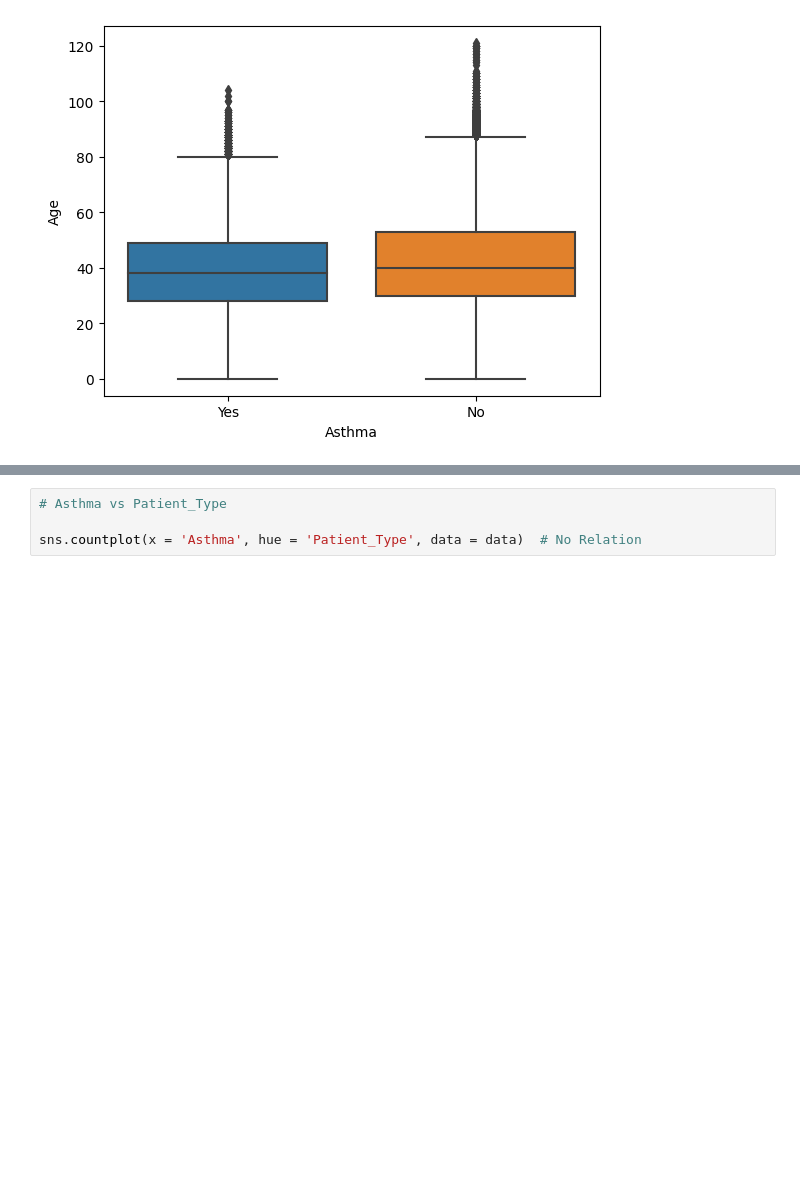
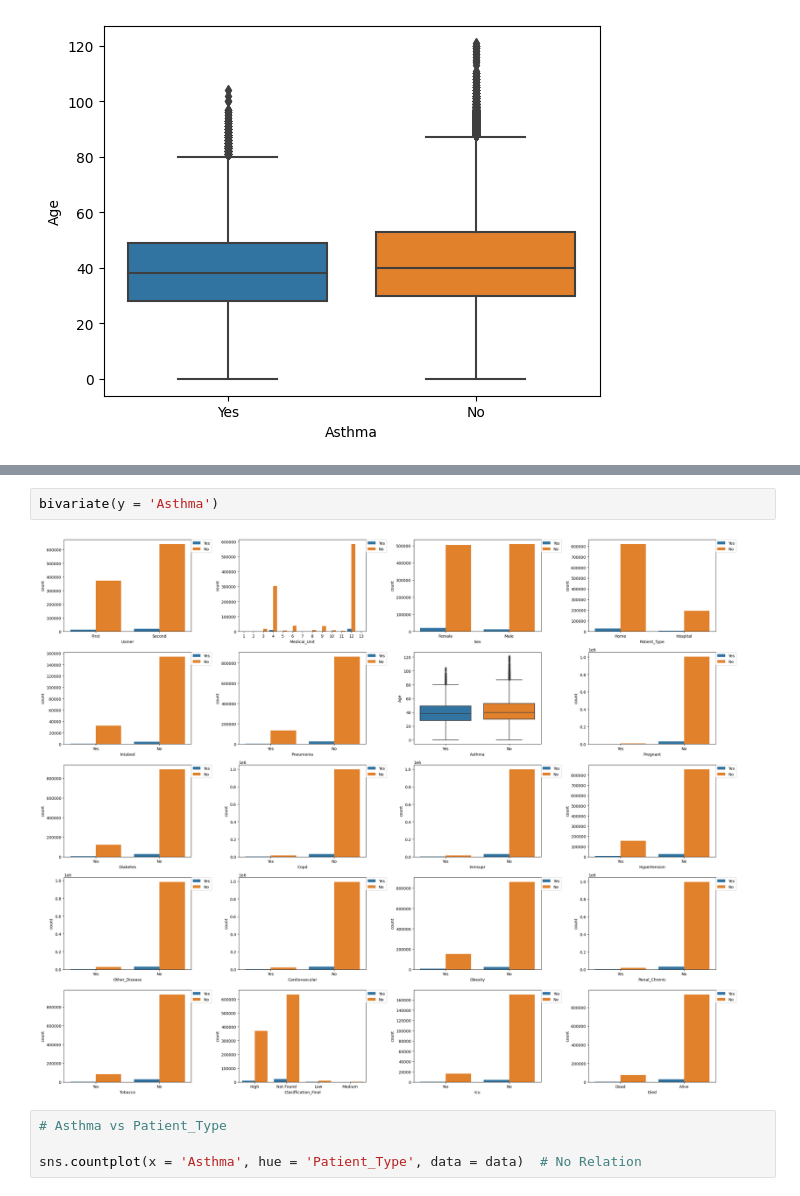
Before and after one commit to Dhruv-Chandra/Covid-19, a Jupyter notebook: Covid.ipynb, the cells around one changed output, grey strips where cells are left out. Saved outputs shown, nothing was run; the diff lists cells and outputs as text; blank space fills up the shorter version.

Commit message:
Working on Asthma Missing values.

```diff
--- a/Covid.ipynb
+++ b/Covid.ipynb
@@ -471,3 +475,7 @@ data.sample(10)
+# %%
+bivariate(y = 'Asthma')
+# %% [output]
+[figure, added]
 # %%
 # Asthma vs Patient_Type
 
```
Also changed, not shown: parts of 3 cells of this notebook.
